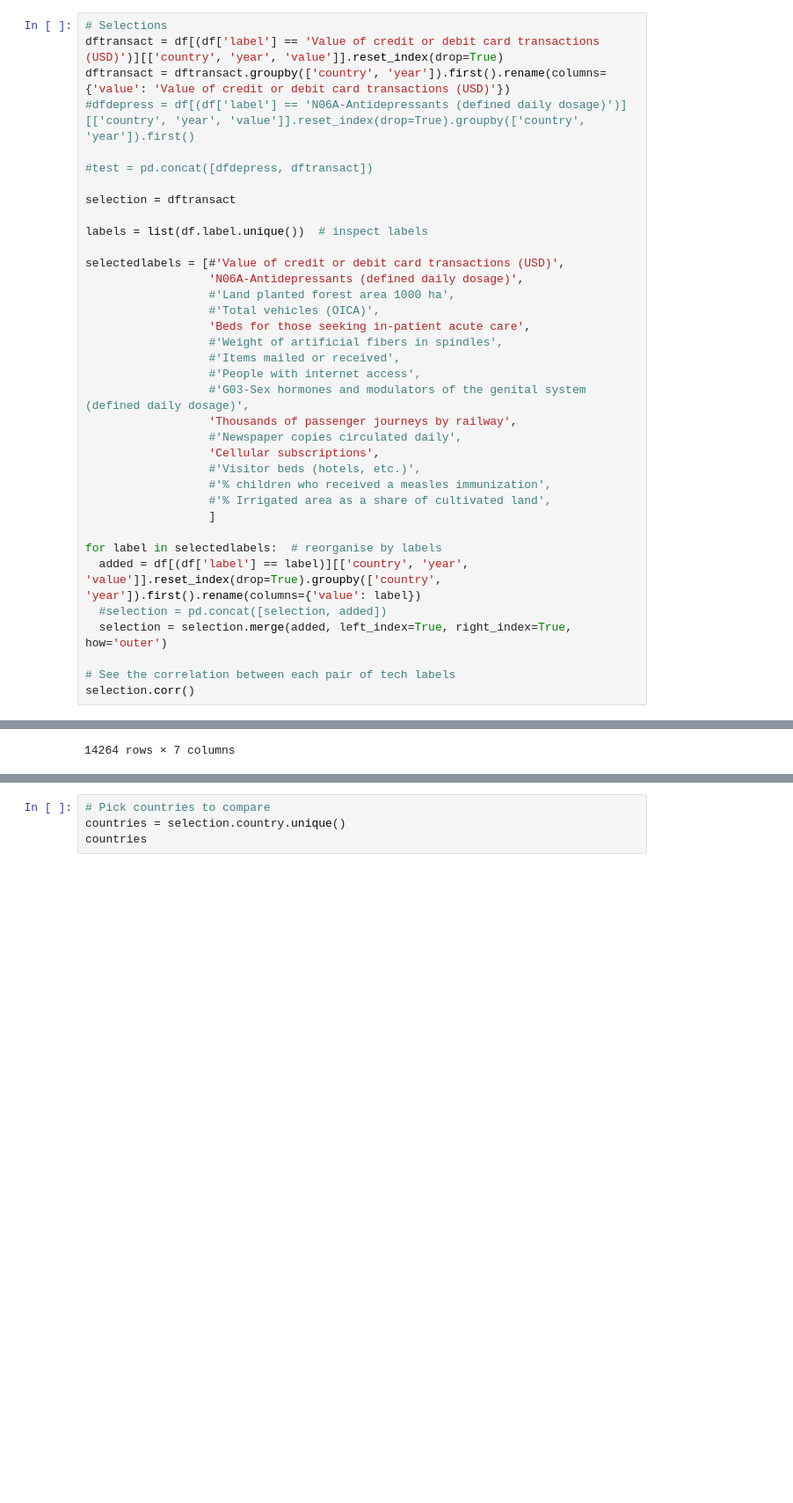
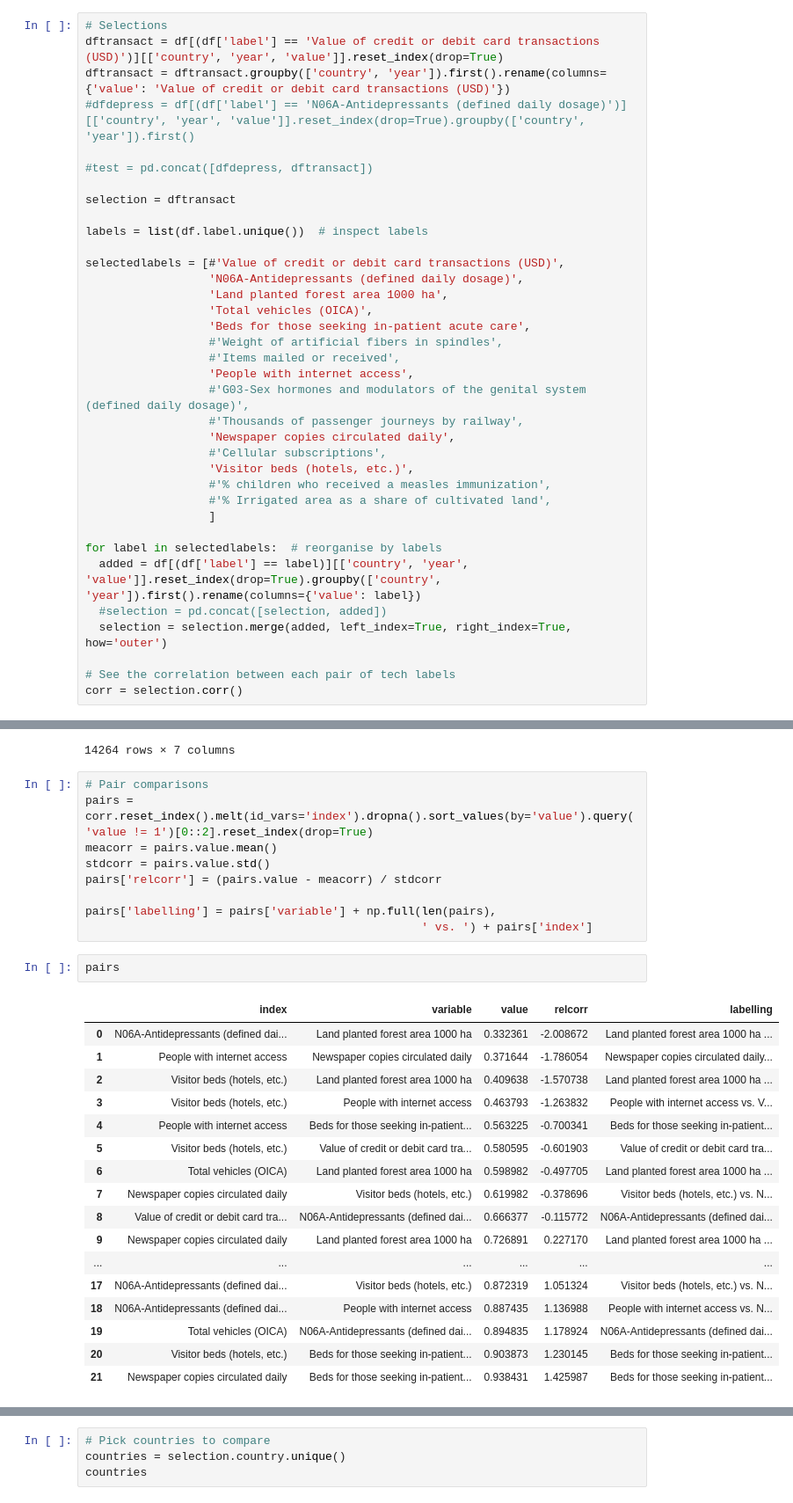
Before and after one commit to xh313/TidyTuesdayWithPython, a Jupyter notebook: TidyTuesday19072022.ipynb, the cells around one changed output, grey strips where cells are left out. Shown at 88% size. Cells and saved outputs as stored; diff of their text form; blank space fills up the shorter version.

Commit message:
Updated a pairwise corr visual

```diff
--- a/TidyTuesday19072022.ipynb
+++ b/TidyTuesday19072022.ipynb
@@ -111,17 +122,17 @@ labels = list(df.label.unique())  # inspect labels
 
 selectedlabels = [#'Value of credit or debit card transactions (USD)',
                   'N06A-Antidepressants (defined daily dosage)',
-                  #'Land planted forest area 1000 ha',
-                  #'Total vehicles (OICA)',
+                  'Land planted forest area 1000 ha',
+                  'Total vehicles (OICA)',
                   'Beds for those seeking in-patient acute care',
                   #'Weight of artificial fibers in spindles',
                   #'Items mailed or received',
-                  #'People with internet access',
+                  'People with internet access',
                   #'G03-Sex hormones and modulators of the genital system (defined daily dosage)',
-                  'Thousands of passenger journeys by railway',
-                  #'Newspaper copies circulated daily',
-                  'Cellular subscriptions',
-                  #'Visitor beds (hotels, etc.)',
+                  #'Thousands of passenger journeys by railway',
+                  'Newspaper copies circulated daily',
+                  #'Cellular subscriptions',
+                  'Visitor beds (hotels, etc.)',
                   #'% children who received a measles immunization',
                   #'% Irrigated area as a share of cultivated land',
                   ]
@@ -132,4 +143,4 @@ for label in selectedlabels:  # reorganise by labels
   selection = selection.merge(added, left_index=True, right_index=True, how='outer')
 
 # See the correlation between each pair of tech labels
-selection.corr()
+corr = selection.corr()
@@ -180,3 +166,32 @@ selection
 | 14262 | Zimbabwe | 2019 | NaN | NaN | NaN | ... |
 | 14263 | Zimbabwe | 2020 | NaN | NaN | NaN | ... |
 14264 rows × 7 columns
+# %%
+# Pair comparisons
+pairs = corr.reset_index().melt(id_vars='index').dropna().sort_values(by='value').query('value != 1')[0::2].reset_index(drop=True)
+meacorr = pairs.value.mean()
+stdcorr = pairs.value.std()
+pairs['relcorr'] = (pairs.value - meacorr) / stdcorr
+
+pairs['labelling'] = pairs['variable'] + np.full(len(pairs),
+                                                 ' vs. ') + pairs['index']
+# %%
+pairs
+# %% [output]
+|  | index | variable | value | relcorr | labelling |
+| 0 | N06A-Antidepressants (defined dai... | Land planted forest area 1000 ha | 0.332361 | -2.008672 | Land planted forest area 1000 ha ... |
+| 1 | People with internet access | Newspaper copies circulated daily | 0.371644 | -1.786054 | Newspaper copies circulated daily... |
+| 2 | Visitor beds (hotels, etc.) | Land planted forest area 1000 ha | 0.409638 | -1.570738 | Land planted forest area 1000 ha ... |
+| 3 | Visitor beds (hotels, etc.) | People with internet access | 0.463793 | -1.263832 | People with internet access vs. V... |
+| 4 | People with internet access | Beds for those seeking in-patient... | 0.563225 | -0.700341 | Beds for those seeking in-patient... |
+| 5 | Visitor beds (hotels, etc.) | Value of credit or debit card tra... | 0.580595 | -0.601903 | Value of credit or debit card tra... |
+| 6 | Total vehicles (OICA) | Land planted forest area 1000 ha | 0.598982 | -0.497705 | Land planted forest area 1000 ha ... |
+| 7 | Newspaper copies circulated daily | Visitor beds (hotels, etc.) | 0.619982 | -0.378696 | Visitor beds (hotels, etc.) vs. N... |
+| 8 | Value of credit or debit card tra... | N06A-Antidepressants (defined dai... | 0.666377 | -0.115772 | N06A-Antidepressants (defined dai... |
+| 9 | Newspaper copies circulated daily | Land planted forest area 1000 ha | 0.726891 | 0.227170 | Land planted forest area 1000 ha ... |
+| ... | ... | ... | ... | ... | ... |
+| 17 | N06A-Antidepressants (defined dai... | Visitor beds (hotels, etc.) | 0.872319 | 1.051324 | Visitor beds (hotels, etc.) vs. N... |
+| 18 | N06A-Antidepressants (defined dai... | People with internet access | 0.887435 | 1.136988 | People with internet access vs. N... |
+| 19 | Total vehicles (OICA) | N06A-Antidepressants (defined dai... | 0.894835 | 1.178924 | N06A-Antidepressants (defined dai... |
+| 20 | Visitor beds (hotels, etc.) | Beds for those seeking in-patient... | 0.903873 | 1.230145 | Beds for those seeking in-patient... |
+| 21 | Newspaper copies circulated daily | Beds for those seeking in-patient... | 0.938431 | 1.425987 | Beds for those seeking in-patient... |
```
Also changed, not shown: parts of 8 cells of this notebook.
